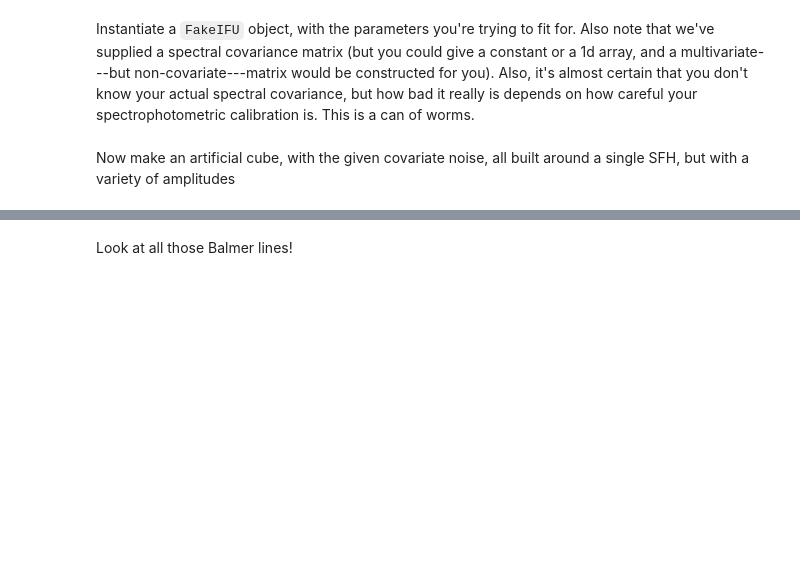
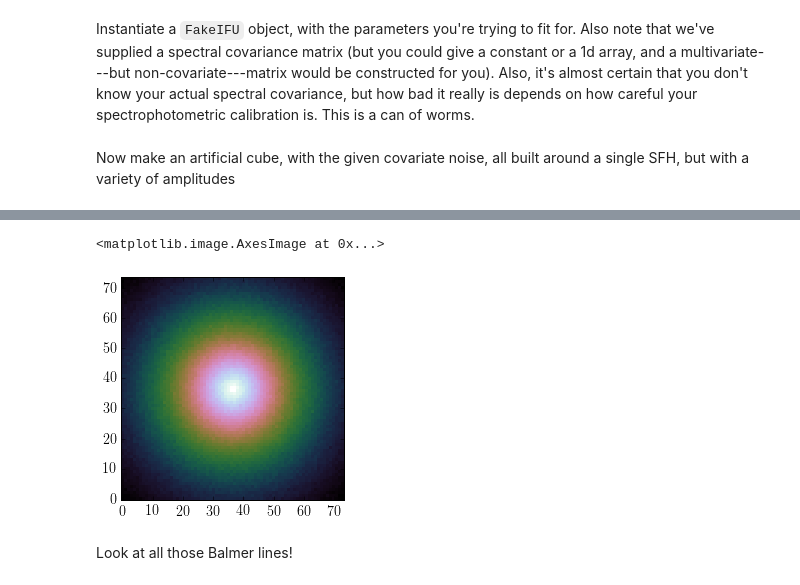
Before and after one commit to zpace/zaphod, a Jupyter notebook: zaphod/zaphod_example.ipynb, the cells around one changed output, grey strips where cells are left out. Cells and saved outputs as stored; diff of their text form; code cells hidden in the pictures; blank space fills up the shorter version.

```diff
--- a/zaphod/zaphod_example.ipynb
+++ b/zaphod/zaphod_example.ipynb
@@ -42,3 +56,14 @@ plt.show()
+# %%
+dlogl = 1.0e-4
+l_l = 10.**(fake_ifu.logl - dlogl/2.)
+l_u = 10.**(fake_ifu.logl + dlogl/2.)
+dl = l_u - l_l
+plt.imshow(
+    (cube * dl[..., None, None]).sum(axis=0),
+    aspect='equal')
+# %% [output]
+<matplotlib.image.AxesImage at 0x...>
+[figure, added]
 # %% [markdown]
 Look at all those Balmer lines!
 # %% [markdown]
```
Also changed, not shown: parts of 13 cells of this notebook, 1 other file.
